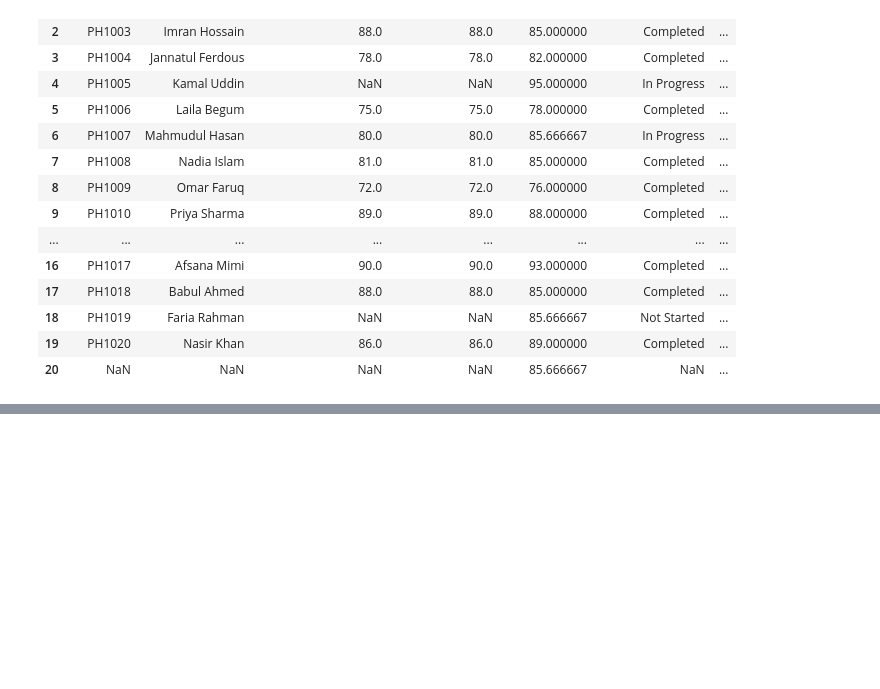
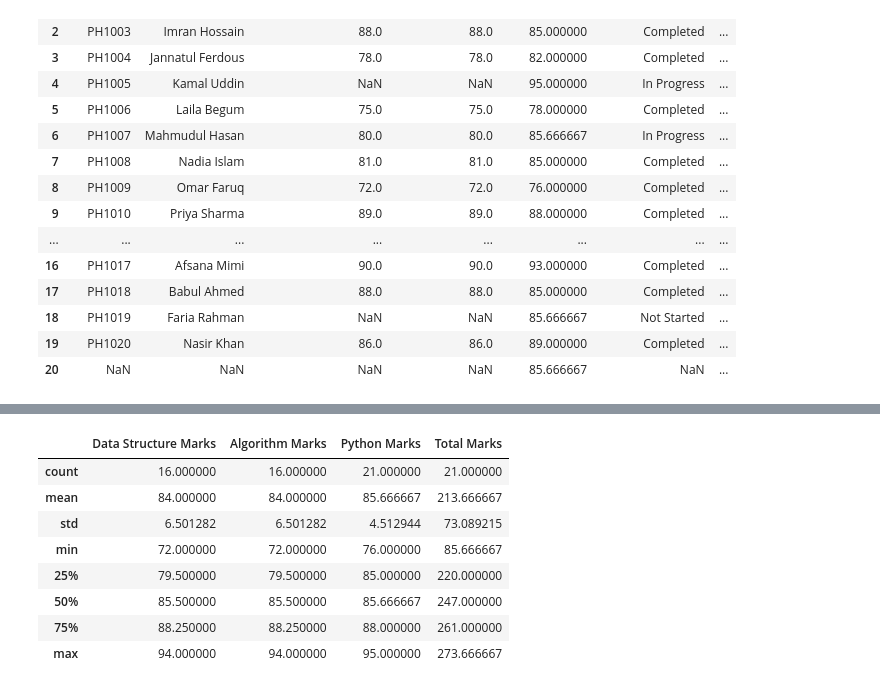
Before and after one commit to hijbullahx/AI-ML-with-phitron, a Jupyter notebook: 14/Data Analysis with Pandas part-2.ipynb, the cells around one changed output, grey strips where cells are left out. Saved outputs shown, nothing was run; the diff lists cells and outputs as text; code cells hidden in the pictures; blank space fills up the shorter version.

```diff
--- a/14/Data Analysis with Pandas part-2.ipynb
+++ b/14/Data Analysis with Pandas part-2.ipynb
@@ -654,0 +748,4 @@ For example, when doing 'df[col].method(value, inplace=True)', try using 'df.met
+# %%
+#Do sum and keep in a column
+df['Total Marks'] = df.iloc[::, 2:5].sum(axis=1)
+df
@@ -654,0 +770,12 @@ For example, when doing 'df[col].method(value, inplace=True)', try using 'df.met
+# %%
+df.describe()
+# %% [output]
+|  | Data Structure Marks | Algorithm Marks | Python Marks | Total Marks |
+| count | 16.000000 | 16.000000 | 21.000000 | 21.000000 |
+| mean | 84.000000 | 84.000000 | 85.666667 | 213.666667 |
+| std | 6.501282 | 6.501282 | 4.512944 | 73.089215 |
+| min | 72.000000 | 72.000000 | 76.000000 | 85.666667 |
+| 25% | 79.500000 | 79.500000 | 85.000000 | 220.000000 |
+| 50% | 85.500000 | 85.500000 | 85.666667 | 247.000000 |
+| 75% | 88.250000 | 88.250000 | 88.000000 | 261.000000 |
+| max | 94.000000 | 94.000000 | 95.000000 | 273.666667 |
```
Also changed, not shown: parts of 12 cells of this notebook.
